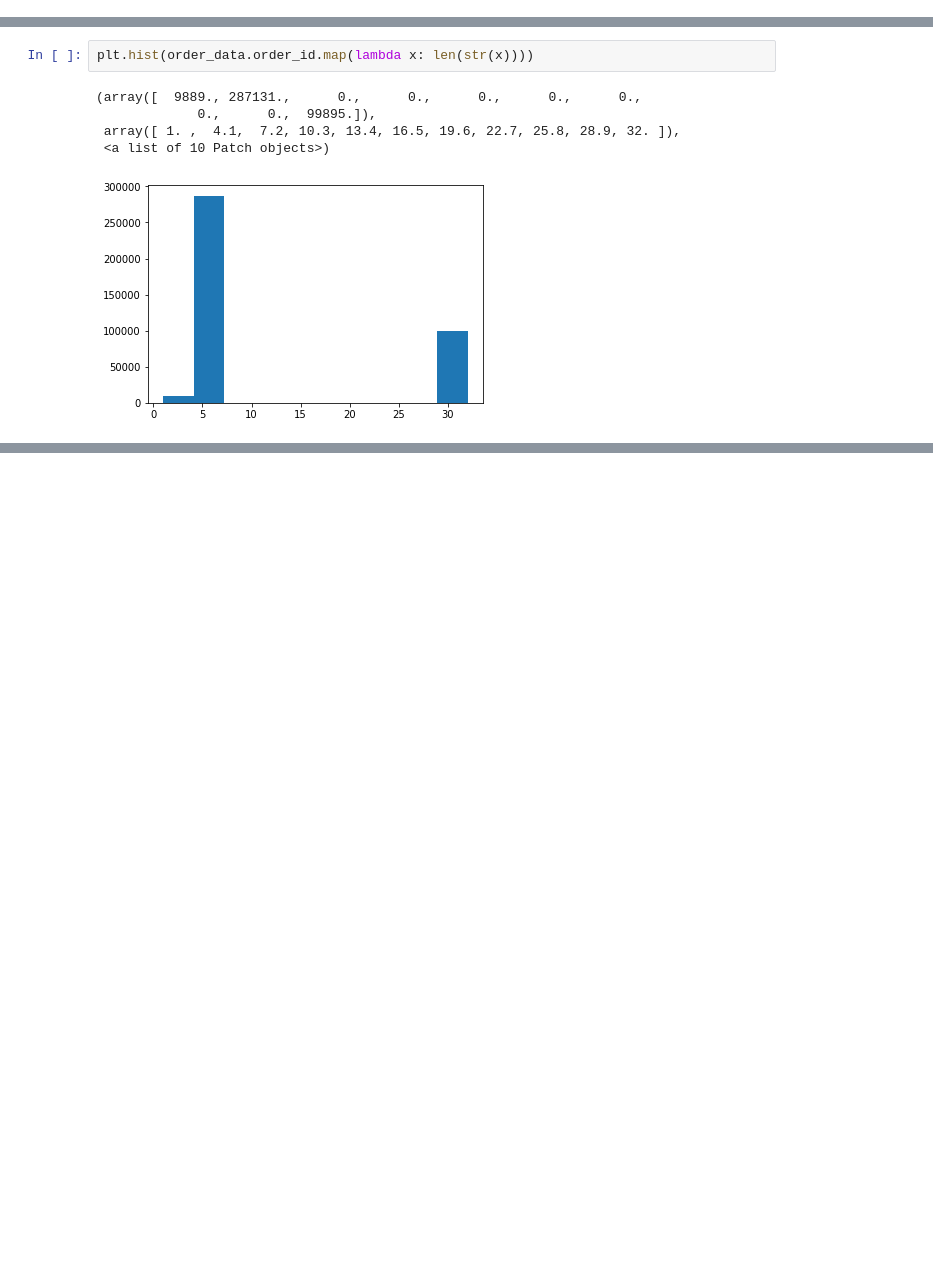
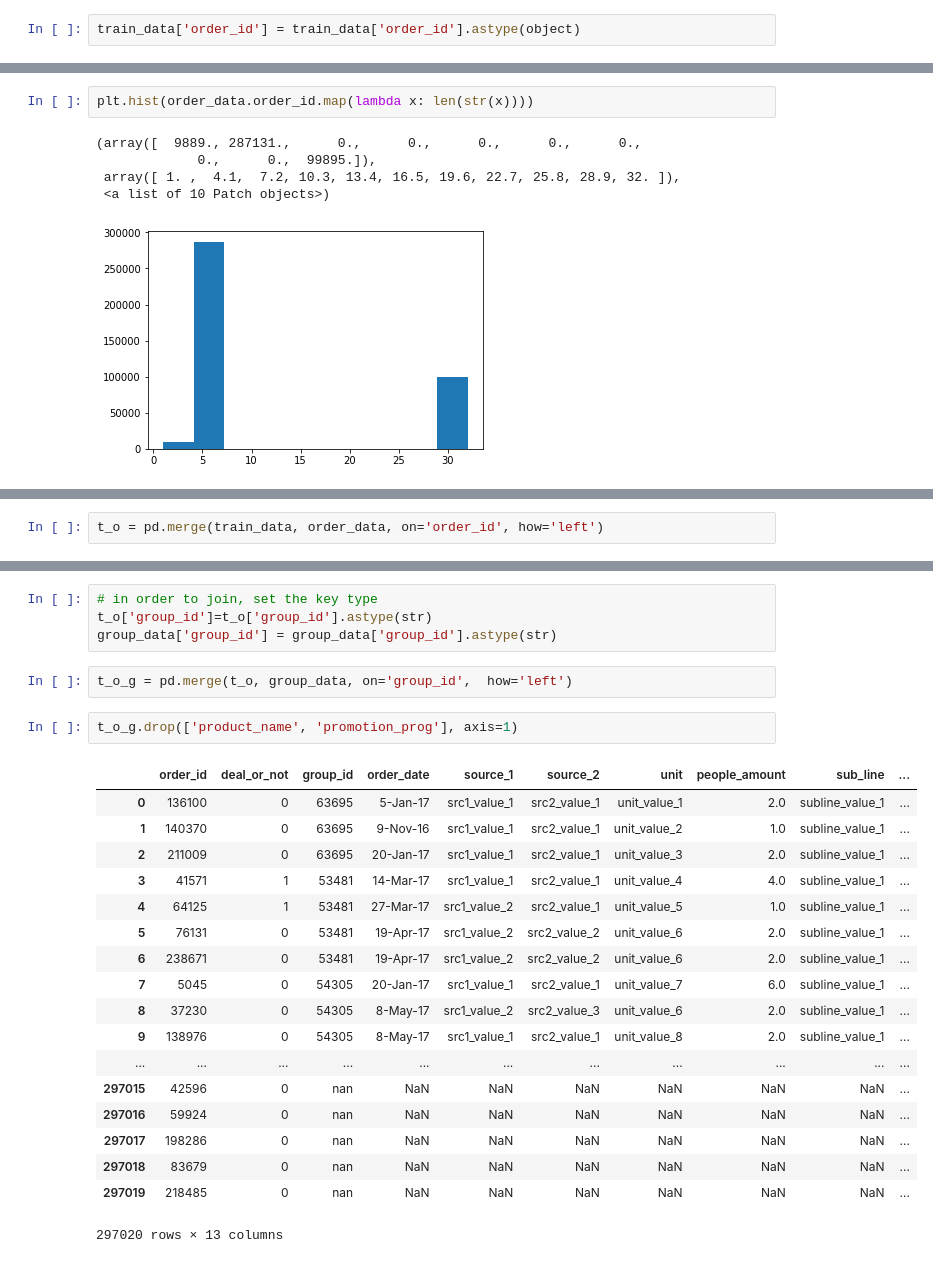
Before and after one commit to HuangKY/t_brain_ai, a Jupyter notebook: analysis/HuangKY/analysis_Huang.ipynb, the cells around one changed output, grey strips where cells are left out. Drawn from its saved outputs; the diff is of its cells as text; blank space fills up the shorter version.

```diff
--- a/analysis/HuangKY/analysis_Huang.ipynb
+++ b/analysis/HuangKY/analysis_Huang.ipynb
@@ -160,3 +357,5 @@ train_data.describe()
+# %%
+train_data['order_id'] = train_data['order_id'].astype(object)
 # %%
 train_data.info()
 # %% [output]
@@ -221,0 +477,2 @@ order_data[order_data.order_id == '3240332c374b21f9882f899f13b71308']
+# %%
+t_o = pd.merge(train_data, order_data, on='order_id', how='left')
@@ -221,0 +525,27 @@ order_data[order_data.order_id == '3240332c374b21f9882f899f13b71308']
+# %%
+# in order to join, set the key type
+t_o['group_id']=t_o['group_id'].astype(str)
+group_data['group_id'] = group_data['group_id'].astype(str)
+# %%
+t_o_g = pd.merge(t_o, group_data, on='group_id',  how='left')
+# %%
+t_o_g.drop(['product_name', 'promotion_prog'], axis=1)
+# %% [output]
+|  | order_id | deal_or_not | group_id | order_date | source_1 | source_2 | unit | people_amount | sub_line | ... |
+| 0 | 136100 | 0 | 63695 | 5-Jan-17 | src1_value_1 | src2_value_1 | unit_value_1 | 2.0 | subline_value_1 | ... |
+| 1 | 140370 | 0 | 63695 | 9-Nov-16 | src1_value_1 | src2_value_1 | unit_value_2 | 1.0 | subline_value_1 | ... |
+| 2 | 211009 | 0 | 63695 | 20-Jan-17 | src1_value_1 | src2_value_1 | unit_value_3 | 2.0 | subline_value_1 | ... |
+| 3 | 41571 | 1 | 53481 | 14-Mar-17 | src1_value_1 | src2_value_1 | unit_value_4 | 4.0 | subline_value_1 | ... |
+| 4 | 64125 | 1 | 53481 | 27-Mar-17 | src1_value_2 | src2_value_1 | unit_value_5 | 1.0 | subline_value_1 | ... |
+| 5 | 76131 | 0 | 53481 | 19-Apr-17 | src1_value_2 | src2_value_2 | unit_value_6 | 2.0 | subline_value_1 | ... |
+| 6 | 238671 | 0 | 53481 | 19-Apr-17 | src1_value_2 | src2_value_2 | unit_value_6 | 2.0 | subline_value_1 | ... |
+| 7 | 5045 | 0 | 54305 | 20-Jan-17 | src1_value_1 | src2_value_1 | unit_value_7 | 6.0 | subline_value_1 | ... |
+| 8 | 37230 | 0 | 54305 | 8-May-17 | src1_value_2 | src2_value_3 | unit_value_6 | 2.0 | subline_value_1 | ... |
+| 9 | 138976 | 0 | 54305 | 8-May-17 | src1_value_1 | src2_value_1 | unit_value_8 | 2.0 | subline_value_1 | ... |
+| ... | ... | ... | ... | ... | ... | ... | ... | ... | ... | ... |
+| 297015 | 42596 | 0 | nan | NaN | NaN | NaN | NaN | NaN | NaN | ... |
+| 297016 | 59924 | 0 | nan | NaN | NaN | NaN | NaN | NaN | NaN | ... |
+| 297017 | 198286 | 0 | nan | NaN | NaN | NaN | NaN | NaN | NaN | ... |
+| 297018 | 83679 | 0 | nan | NaN | NaN | NaN | NaN | NaN | NaN | ... |
+| 297019 | 218485 | 0 | nan | NaN | NaN | NaN | NaN | NaN | NaN | ... |
+297020 rows × 13 columns
```
Also changed, not shown: parts of 34 cells of this notebook.
